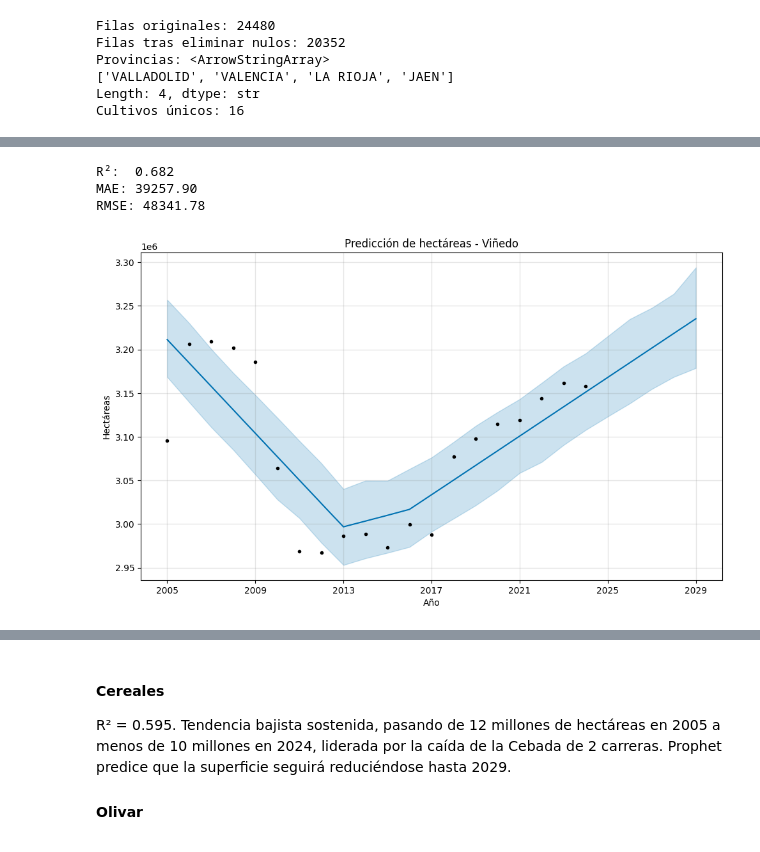
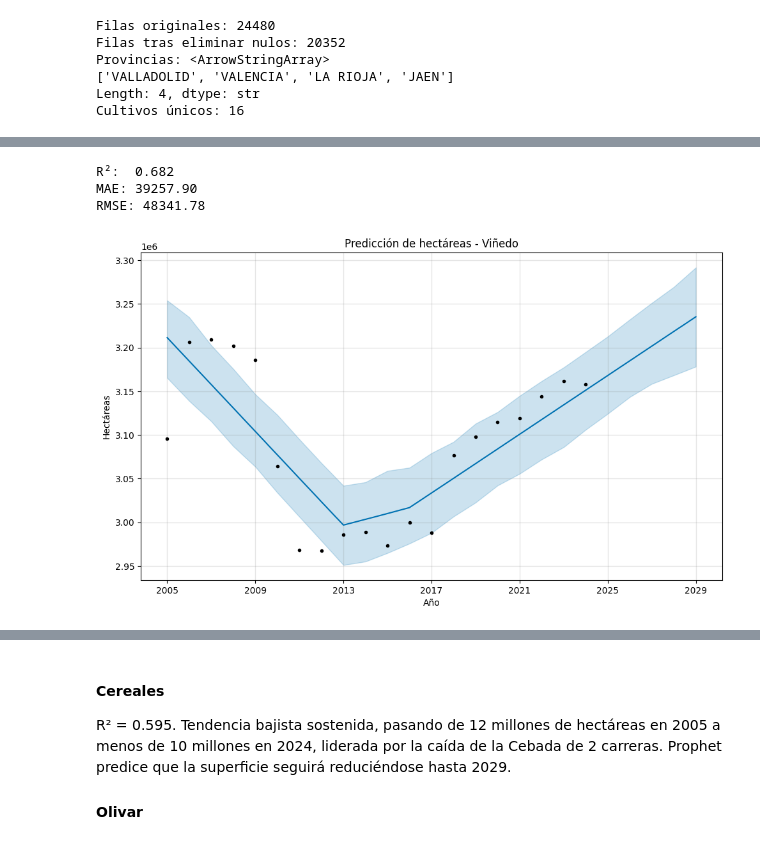
Before and after one commit to RosaSierr0609/Impacto-del-clima-en-la-agricultura-, a Jupyter notebook: 4. Machine Learning.ipynb, the cells around one changed output, grey strips where cells are left out. Cells and saved outputs as stored; diff of their text form; code cells hidden in the pictures.

```diff
--- a/4. Machine Learning.ipynb
+++ b/4. Machine Learning.ipynb
@@ -168,7 +166,7 @@ modelo_vino = Prophet(
     interval_width=0.80
 )
 
-modelo_vino = Prophet(yearly_seasonality=False)
+
 modelo_vino.add_regressor("Temp_media")
 modelo_vino.add_regressor("Precipitacion")
 modelo_vino.fit(df_prophet_vino)
@@ -197,7 +195,7 @@ plt.show()
 R²:  0.682
 MAE: 39257.90
 RMSE: 48341.78
-[figure, old version]
+[figure, new version]
 # %%
 #Modelo predictivo para los cítricos.
 df_prophet_citricos = df_modelo[
```
Also changed, not shown: parts of 5 cells of this notebook.
